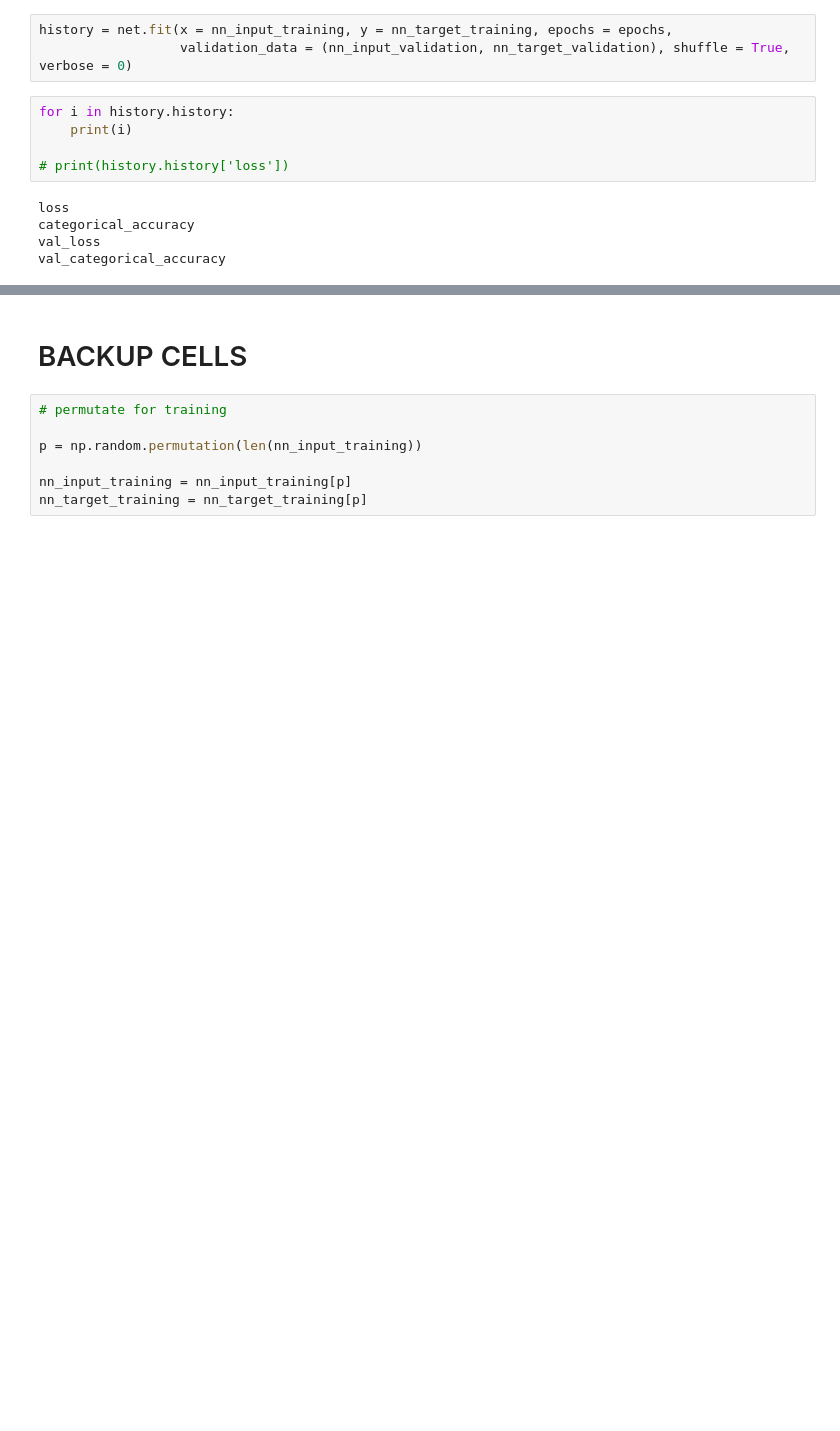
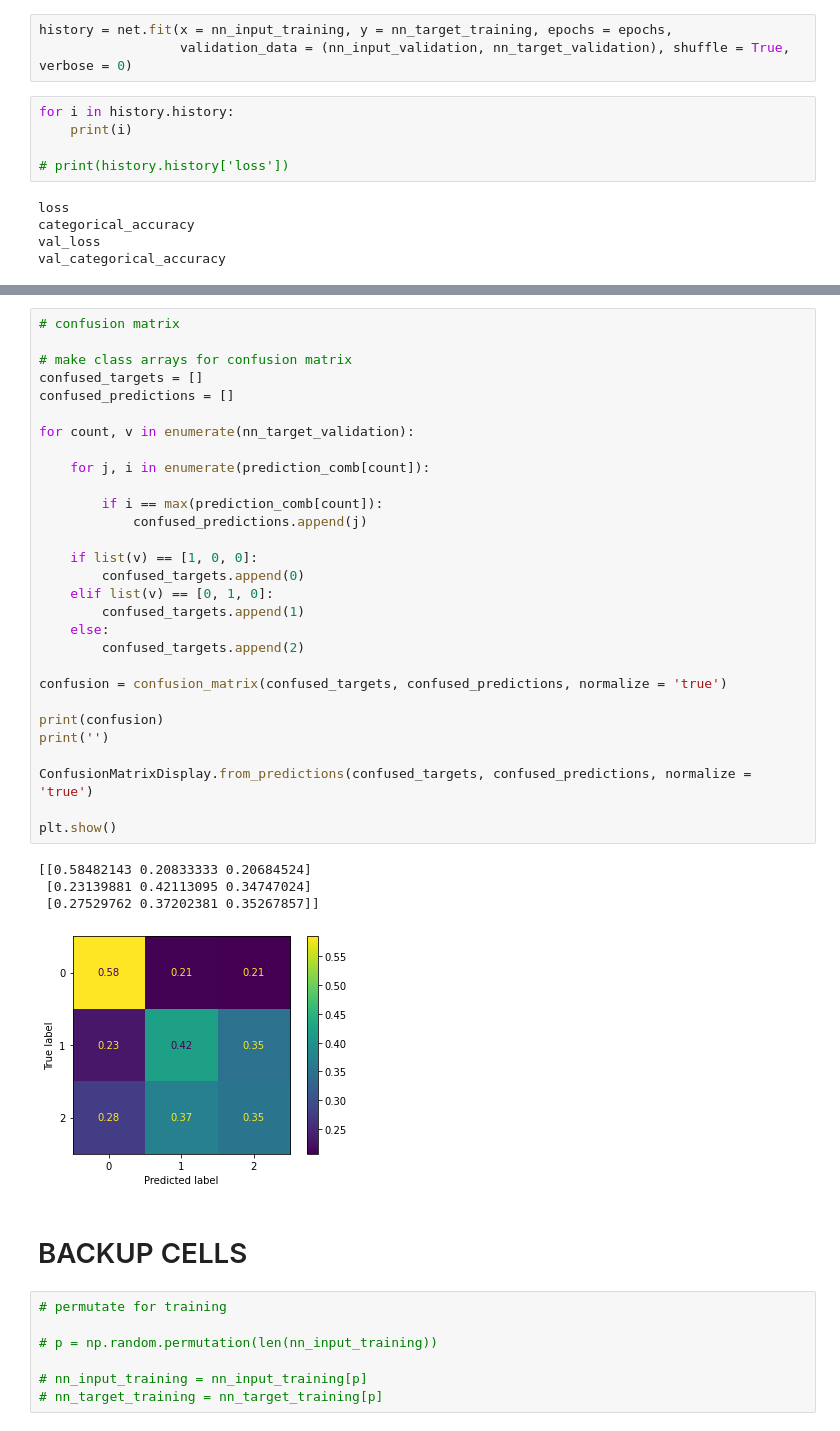
Before and after one commit to ArtMk/lhc-ml, a Jupyter notebook: 05_Training_in_Physics.ipynb, the cells around one changed output, grey strips where cells are left out. Saved outputs shown, nothing was run; the diff lists cells and outputs as text; blank space fills up the shorter version.

```diff
--- a/05_Training_in_Physics.ipynb
+++ b/05_Training_in_Physics.ipynb
@@ -220,12 +251,46 @@ Mean classifier of bgr_st process [0.3114456, 0.39086273, 0.29769167]
+# %%
+# confusion matrix
+
+# make class arrays for confusion matrix
+confused_targets = []
+confused_predictions = []
+
+for count, v in enumerate(nn_target_validation):
+
+    for j, i in enumerate(prediction_comb[count]):
+
+        if i == max(prediction_comb[count]):
+            confused_predictions.append(j)
+
+    if list(v) == [1, 0, 0]:
+        confused_targets.append(0)
+    elif list(v) == [0, 1, 0]:
+        confused_targets.append(1)
+    else:
+        confused_targets.append(2)
+
+confusion = confusion_matrix(confused_targets, confused_predictions, normalize = 'true')
+
+print(confusion)
+print('')
+
+ConfusionMatrixDisplay.from_predictions(confused_targets, confused_predictions, normalize = 'true')
+
+plt.show()
+# %% [output]
+[[0.58482143 0.20833333 0.20684524]
+ [0.23139881 0.42113095 0.34747024]
+ [0.27529762 0.37202381 0.35267857]]
+[figure, added]
 # %% [markdown]
 # BACKUP CELLS
 # %%
 # permutate for training
 
-p = np.random.permutation(len(nn_input_training))
+# p = np.random.permutation(len(nn_input_training))
 
-nn_input_training = nn_input_training[p]
-nn_target_training = nn_target_training[p]
+# nn_input_training = nn_input_training[p]
+# nn_target_training = nn_target_training[p]
 # %%
 # train network
 
```
Also changed, not shown: parts of 11 cells of this notebook.
